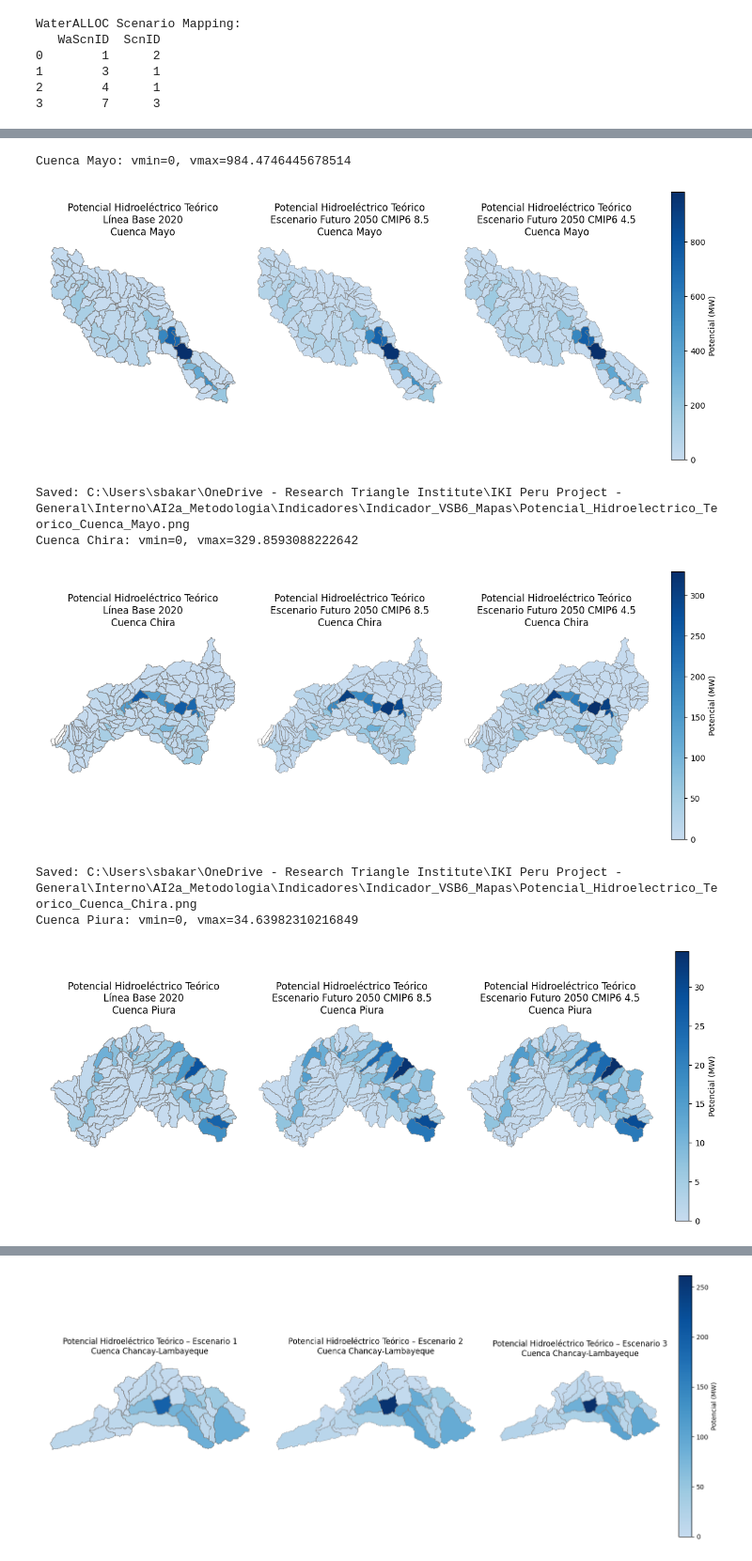
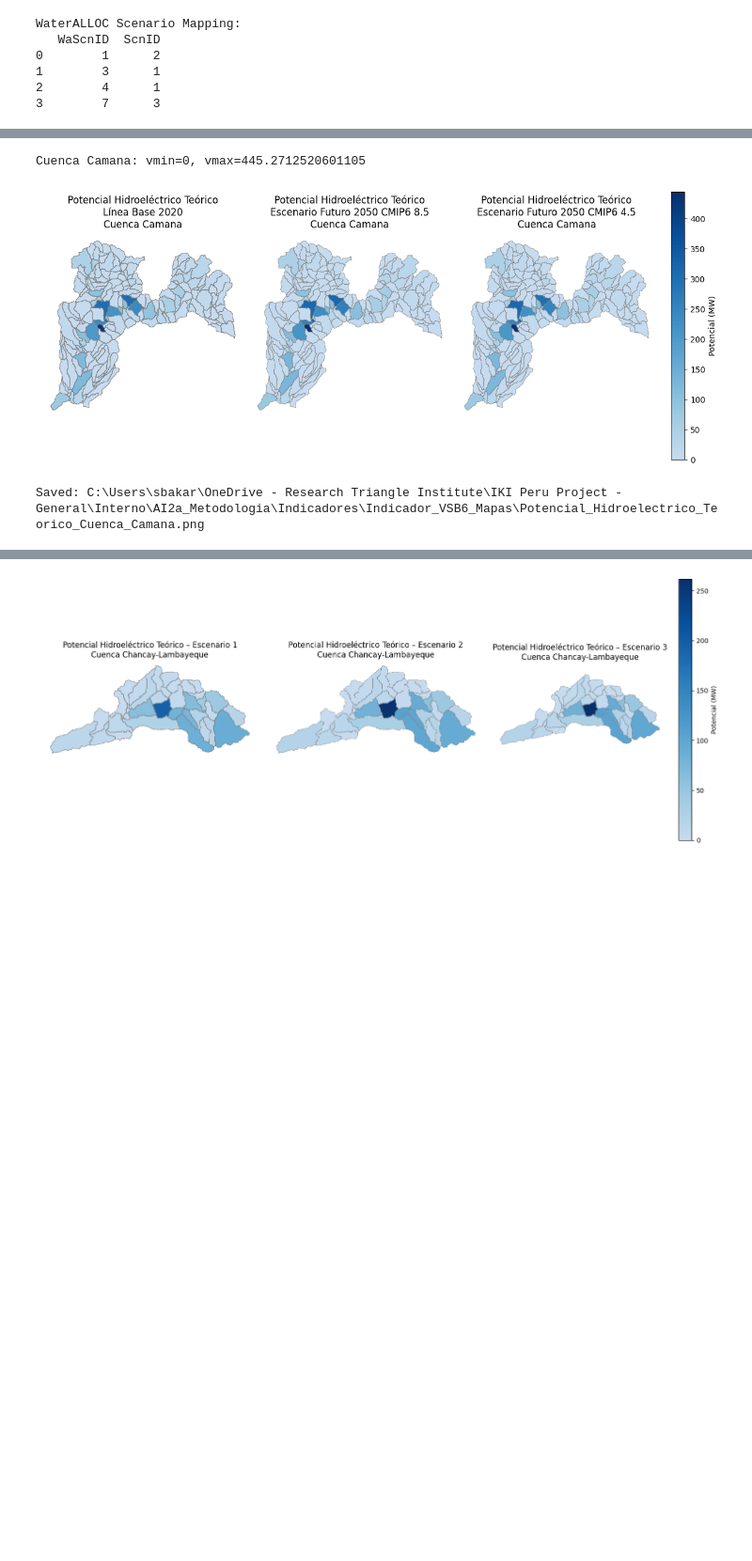
Before and after one commit to RTIInternational/iki-risk-assessment, a Jupyter notebook: Indicadores/Vulnerabilidad/VSB6.ipynb, the cells around one changed output, grey strips where cells are left out. Shown at 94% size. Saved outputs shown, nothing was run; the diff lists cells and outputs as text; code cells hidden in the pictures; blank space fills up the shorter version.

Commit message:
Updates to risk maps and wateralloc indicators.

```diff
--- a/Indicadores/Vulnerabilidad/VSB6.ipynb
+++ b/Indicadores/Vulnerabilidad/VSB6.ipynb
@@ -45,6 +45,7 @@ subbasins_shapefile = master_path / "Modelacion" / "Grupos_Modelacion" / "GIS_Wa
 db_path = master_path / "Indicadores" / "BD_RiesgoClimatico_IKI.db"
 #wateralloc_db = master_path / "Modelacion" / "Grupos_Modelacion" / "Resultados" / "BalanceHidrico.sqlite"
 wateralloc_db = fr"C:\Users\sbakar\OneDrive - Research Triangle Institute\IKI Peru Project - General\Interno\AI2b_Modelacion\Grupos_Modelacion\Resultados\BalanceHidrico.sqlite"
+wateralloc_db_2 = fr"C:\Users\sbakar\OneDrive - Research Triangle Institute\IKI Peru Project - General\Interno\AI2b_Modelacion\Grupos_Modelacion\Resultados\BalanceHidrico_2.sqlite"
 catchments_shapefile = master_path / "Modelacion" / "Grupos_Modelacion" / "GIS_WaterALLOC_General" / "Peru_catchment_modeling.shp"
 flowlines_shapefile = master_path / "Modelacion" / "Grupos_Modelacion" / "GIS_WaterALLOC_General" / "Peru_streamline_modeling.shp"
 hydraulic_head = master_path / "Indicadores" / "HydraulicHead.csv"
@@ -75,6 +76,25 @@ WaterALLOC Scenario Mapping:
 1        3      1
 2        4      1
 3        7      3
+# %%
+wateralloc_db_configs = [
+    {
+        "path": wateralloc_db,
+        "scenario_map": {
+            1: 1,
+            3: 3,
+            7: 7
+        }
+    },
+    {
+        "path": wateralloc_db_2,
+        "scenario_map": {
+            1: 6,
+            3: 3,
+            7: 1
+        }
+    }
+]
 # %%
 flow_all = []
 
@@ -216,5 +302,5 @@ plt.show()
 # %%
-target_cuencas = ['Cuenca Alto Marañon']
+target_cuencas = ['Cuenca Urubamba', 'Cuenca Quilca - Vitor - Chili', 'Cuenca Camana' ]
 
 scenario_name_map = {
     1: 'Línea Base 2020',
@@ -345,11 +437,5 @@ Saved: C:\Users\sbakar\OneDrive - Research Triangle Institute\IKI Peru Project -
 # %%
-target_cuencas = [
-    'Cuenca Mayo',
-    'Cuenca Chira',
-    'Cuenca Piura',
-    'Cuenca Chancay-Lambayeque',
-    'Cuenca Olmos'
-]
+target_cuencas = ['Cuenca Camana' ]
 
 scenario_name_map = {
     1: 'Línea Base 2020',
@@ -446,38 +532,33 @@ for cuenca_name in target_cuencas:
     sm = ScalarMappable(norm=norm, cmap=new_cmap)
     sm._A = []
 
     cbar = fig.colorbar(
         sm,
         ax=axes,
         orientation='vertical',
         fraction=0.04,
         pad=0.02
     )
 
     cbar.set_label('Potencial (MW)')
 
     # -----------------------------------
     # SAVE FIGURE
     # -----------------------------------
     safe_cuenca_name = (
         cuenca_name
         .replace(" ", "_")
         .replace("-", "_")
         .replace("ñ", "n")
     )
 
     output_path = output_dir / f"Potencial_Hidroelectrico_Teorico_{safe_cuenca_name}.png"
 
     plt.savefig(output_path, dpi=300, bbox_inches='tight')
     plt.show()
 
     print(f"Saved: {output_path}")
 # %% [output]
-Cuenca Mayo: vmin=0, vmax=984.4746445678514
+Cuenca Camana: vmin=0, vmax=445.2712520601105
-[figure, old version]
+[figure, new version]
-Saved: C:\Users\sbakar\OneDrive - Research Triangle Institute\IKI Peru Project - General\Interno\AI2a_Metodologia\Indicadores\Indicador_VSB6_Mapas\Potencial_Hidroelectrico_Teorico_Cuenca_Mayo.png
-Cuenca Chira: vmin=0, vmax=329.8593088222642
+Saved: C:\Users\sbakar\OneDrive - Research Triangle Institute\IKI Peru Project - General\Interno\AI2a_Metodologia\Indicadores\Indicador_VSB6_Mapas\Potencial_Hidroelectrico_Teorico_Cuenca_Camana.png
-[figure, removed]
-Saved: C:\Users\sbakar\OneDrive - Research Triangle Institute\IKI Peru Project - General\Interno\AI2a_Metodologia\Indicadores\Indicador_VSB6_Mapas\Potencial_Hidroelectrico_Teorico_Cuenca_Chira.png
-Cuenca Piura: vmin=0, vmax=34.63982310216849
-[figure, removed]
```
Also changed, not shown: parts of 6 cells of this notebook, 5 other files.
